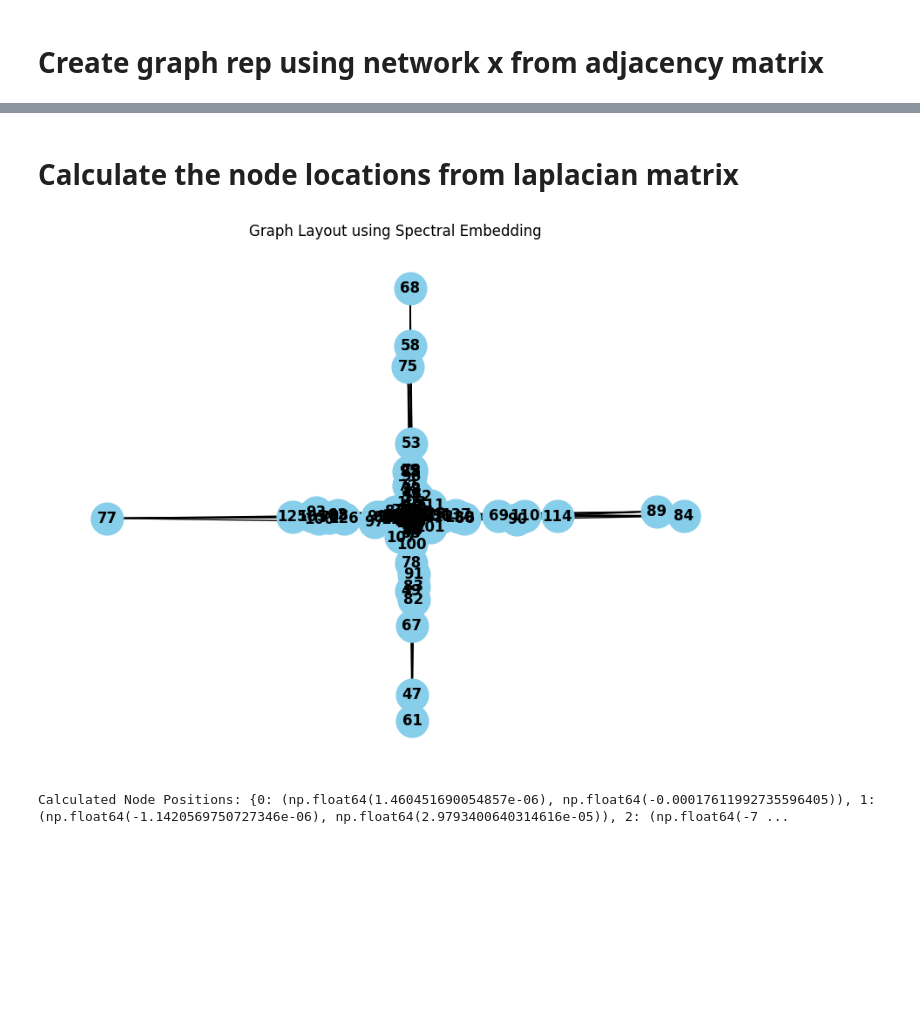
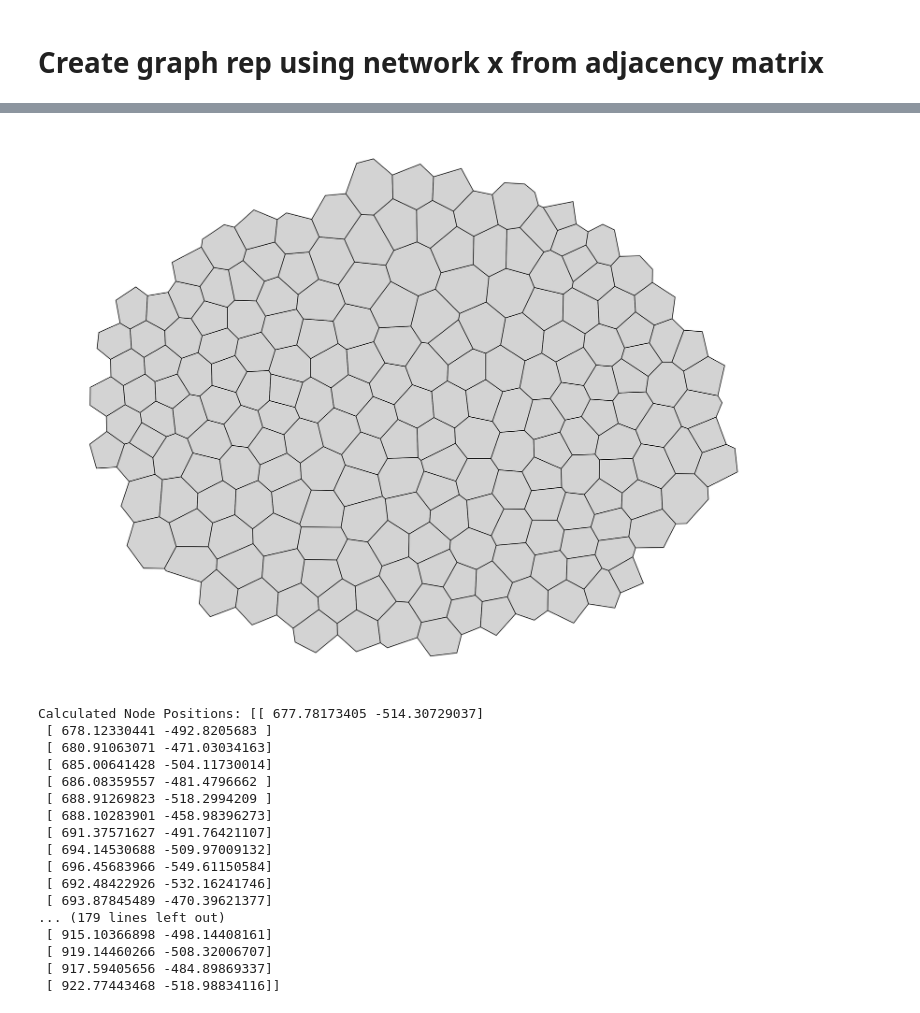
Before and after one commit to dowlinglab/Initiator_Cell_GNN_Development, a Jupyter notebook: Attempts_with_Calcium/create_graph_adj.ipynb, the cells around one changed output, grey strips where cells are left out. Drawn from its saved outputs; the diff is of its cells as text; code cells hidden in the pictures; blank space fills up the shorter version.

Commit message:
Make graph visuals for SAI intro presentation

```diff
--- a/Attempts_with_Calcium/create_graph_adj.ipynb
+++ b/Attempts_with_Calcium/create_graph_adj.ipynb
@@ -28,16 +28,14 @@ adj_matrix = disc_adjs[size]
 lap_matrix = disc_laplacians[size]
 vertices = disc_vertices[size]
 
-display(vertices)
+# Calculate centroids of vertices
+centroids = np.zeros((len(vertices), 2))
+for i, cell in enumerate(vertices):
+    centroid_x = np.mean(cell[:, 0])
+    centroid_y = np.mean(cell[:, 1])
 
-# print(f"Adjacency matrix for {size} disc has shape: \n{adj_matrix.shape}")
+    centroids[i] = [centroid_x, centroid_y]
 
-# # Get degree matrix
-# degree_matrix = lap_matrix + adj_matrix  # D = L + A
-# print(f"Degree matrix for {size} disc has shape: \n{degree_matrix.shape}")
-
-# degree_matrix_lap = np.diag(lap_matrix)
-
-# print(degree_matrix)
-# print(degree_matrix_lap)
+print(centroids)
+print(centroids.shape)
 # %% [output]
@@ -61,2 +58,0 @@ array([array([[ 673.62613314, -521.05667655],
-# %% [markdown]
-# Calculate the node locations from laplacian matrix
@@ -81,18 +59,46 @@ node_positions = {i: (v2[i], v3[i]) for i in range(len(lap_matrix))}
 # %%
 G = nx.from_numpy_array(adj_matrix)
 
-plt.figure(figsize=(8, 6))
+plt.figure(figsize=(20, 15), dpi=200)
+
+# Draw the cells using their vertices
+for cell in vertices:
+    polygon = plt.Polygon(cell, edgecolor='black', facecolor='lightgrey')
+    plt.gca().add_patch(polygon)
+
+
+# Draw the graph with the calculated centroids as positions
 nx.draw(G,
-        pos=node_positions,
-        with_labels=True,
-        node_color='skyblue',
-        node_size=700,
+        pos=centroids,
+        node_color='black',
+        node_size=400,
         font_size=12,
-        font_weight='bold')
-plt.title("Graph Layout using Spectral Embedding")
+        font_weight='bold',
+        alpha=0,
+        )
+# Save as a png
+plt.savefig('graph_representation_blank.png', bbox_inches='tight', dpi=300,
+            transparent=True)
+
 plt.show()
 
-print("Calculated Node Positions:", node_positions)
+print("Calculated Node Positions:", centroids)
 # %% [output]
-[figure, old version]
+[figure, new version]
-Calculated Node Positions: {0: (np.float64(1.460451690054857e-06), np.float64(-0.00017611992735596405)), 1: (np.float64(-1.1420569750727346e-06), np.float64(2.9793400640314616e-05)), 2: (np.float64(-7 ...
+Calculated Node Positions: [[ 677.78173405 -514.30729037]
+ [ 678.12330441 -492.8205683 ]
+ [ 680.91063071 -471.03034163]
+ [ 685.00641428 -504.11730014]
+ [ 686.08359557 -481.4796662 ]
+ [ 688.91269823 -518.2994209 ]
+ [ 688.10283901 -458.98396273]
+ [ 691.37571627 -491.76421107]
+ [ 694.14530688 -509.97009132]
+ [ 696.45683966 -549.61150584]
+ [ 692.48422926 -532.16241746]
+ [ 693.87845489 -470.39621377]
+... (179 lines left out)
+ [ 915.10366898 -498.14408161]
+ [ 919.14460266 -508.32006707]
+ [ 917.59405656 -484.89869337]
+ [ 922.77443468 -518.98834116]]
```
Also changed, not shown: parts of 3 cells of this notebook.
